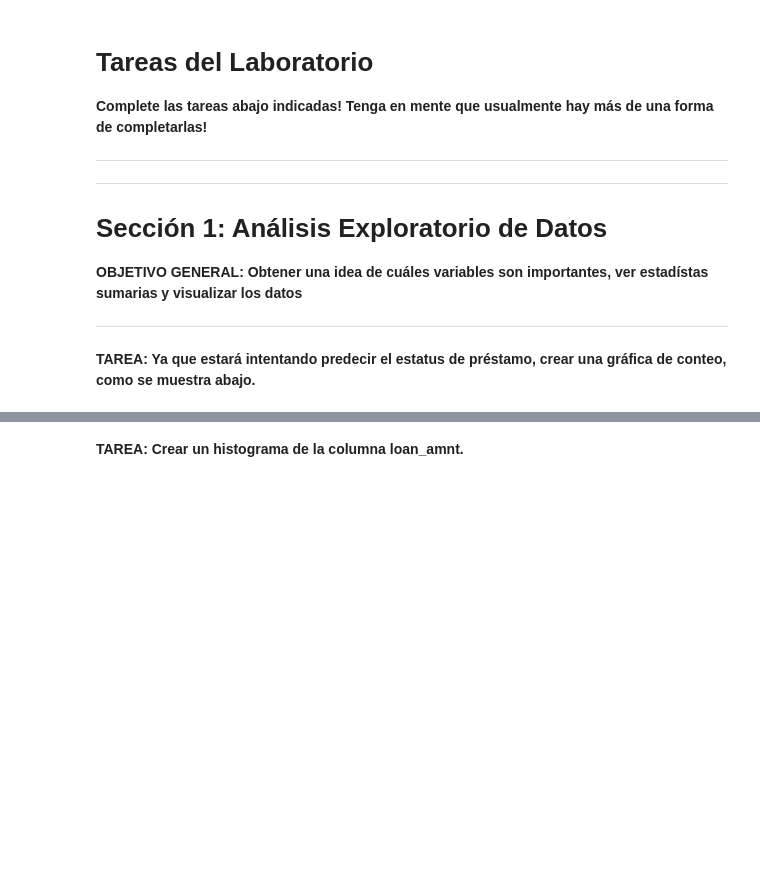
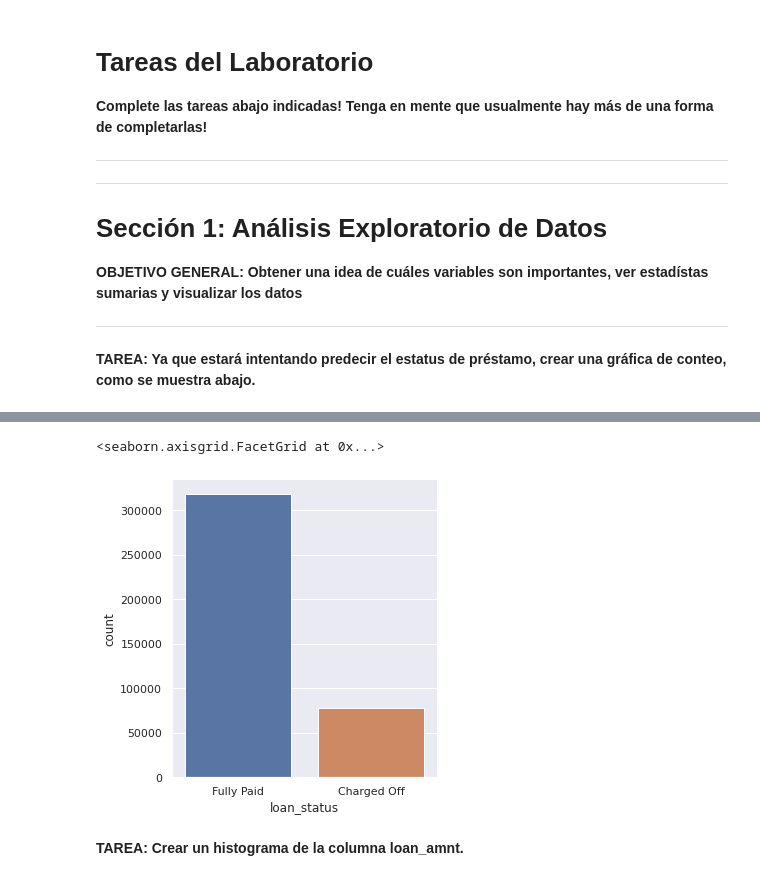
Before and after one commit to RudiksChess/UVG-DataScience-Notas-6-Semestre, a Jupyter notebook: Lab89/Laboratorio_8_y_9.ipynb, the cells around one changed output, grey strips where cells are left out. Cells and saved outputs as stored; diff of their text form; code cells hidden in the pictures; blank space fills up the shorter version.

```diff
--- a/Lab89/Laboratorio_8_y_9.ipynb
+++ b/Lab89/Laboratorio_8_y_9.ipynb
@@ -201,15 +204,12 @@ Number of mortgage accounts.
 # %% [markdown]
 ## Cargar los datos y otras importaciones
 # %%
-import pandas as pd
 import numpy as np
 import matplotlib.pyplot as plt
 import seaborn as sns
-
-# puede ser necesario o no, dependiendo de su versión de NoteBook
-%matplotlib inline
+sns.set()
 # %%
-df = pd.read_csv('.../lending_club_loan_two.csv')
+df = pd.read_csv('https://raw.githubusercontent.com/RudiksChess/UVG-DataScience-Notas-6-Semestre/main/Lab89/lending_club_loan_two.csv')
 # %%
 df.info()
 # %% [output]
@@ -255,2 +261,7 @@ memory usage: 81.6+ MB
+# %%
+sns.catplot(x="loan_status", kind="count", data=df)
+# %% [output]
+<seaborn.axisgrid.FacetGrid at 0x...>
+[figure, added]
 # %% [markdown]
 **TAREA: Crear un histograma de la columna loan_amnt.**
```
Also changed, not shown: parts of 205 cells of this notebook.
